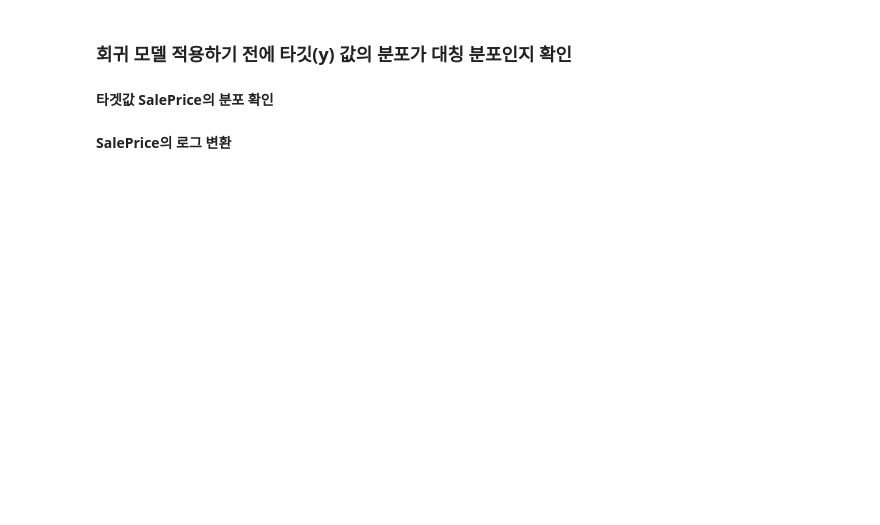
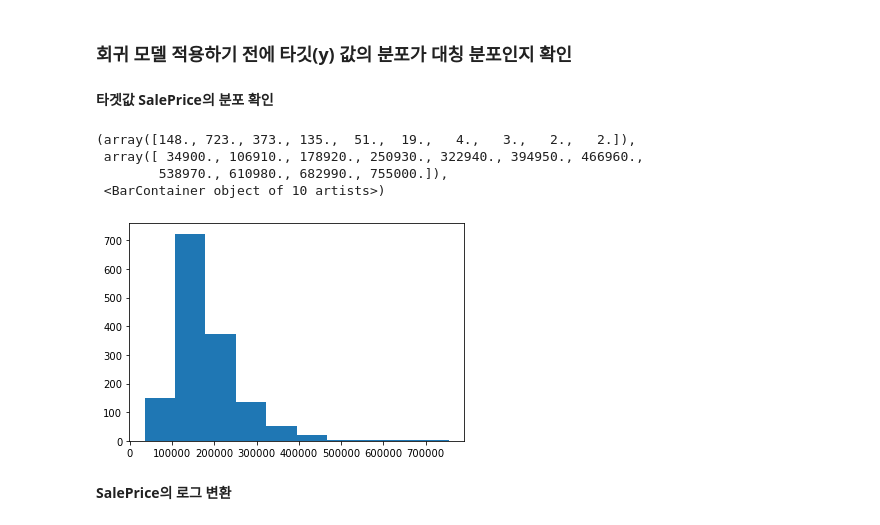
Before and after one commit to annmunju/multicam_ds, a Jupyter notebook: 12_MachineLearning/day7/머신러닝_20_회귀실습2_Kaggle House Price.ipynb, the cells around one changed output. Drawn from its saved outputs; the diff is of its cells as text; code cells hidden in the pictures; blank space fills up the shorter version.

```diff
--- a/12_MachineLearning/day7/머신러닝_20_회귀실습2_Kaggle House Price.ipynb
+++ b/12_MachineLearning/day7/머신러닝_20_회귀실습2_Kaggle House Price.ipynb
@@ -34,8 +34,10 @@ import seaborn as sns
 import matplotlib.pyplot as plt
 %matplotlib inline
 # %%
+df = pd.read_csv('../수업답안/house_price.csv')
 
 # Target 값 : SalePrice (마지막 칼럼)
+y = df['SalePrice']
 # %% [markdown]
 주요 피처들
 
@@ -104,5 +179,13 @@ import matplotlib.pyplot as plt
 ### 회귀 모델 적용하기 전에 타깃(y) 값의 분포가 대칭 분포인지 확인
 # %% [markdown]
 **타겟값 SalePrice의 분포 확인**
+# %%
+plt.hist(y)
+# %% [output]
+(array([148., 723., 373., 135.,  51.,  19.,   4.,   3.,   2.,   2.]),
+ array([ 34900., 106910., 178920., 250930., 322940., 394950., 466960.,
+        538970., 610980., 682990., 755000.]),
+ <BarContainer object of 10 artists>)
+[figure, added]
 # %% [markdown]
 **SalePrice의 로그 변환**
```
Also changed, not shown: parts of 13 cells of this notebook, 2 other files.
